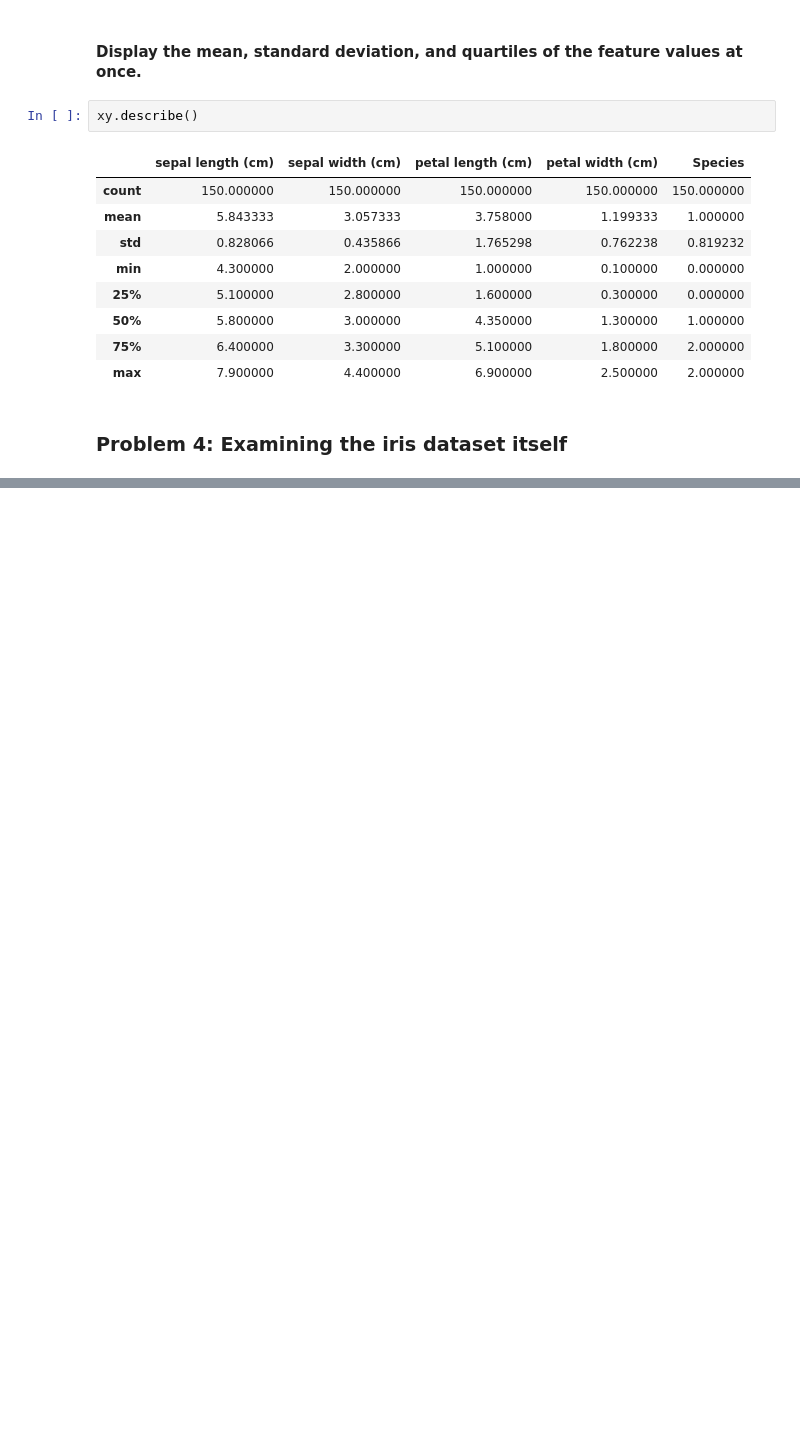
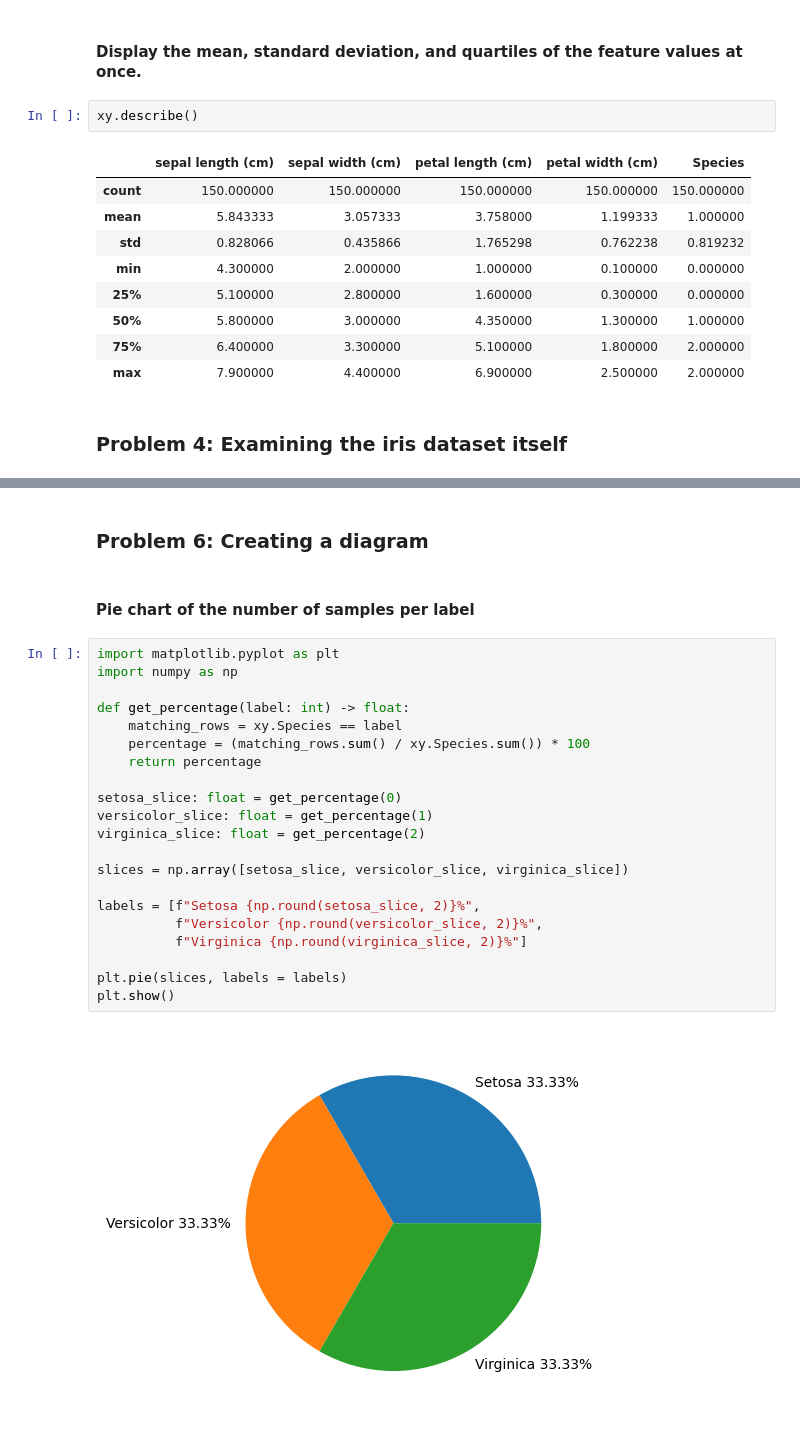
Before and after one commit to David-Jr/divic-ml-course-assignments, a Jupyter notebook: iris-data-analysis/iris-data-analysis.ipynb, the cells around one changed output, grey strips where cells are left out. Cells and saved outputs as stored; diff of their text form; blank space fills up the shorter version.

```diff
--- a/iris-data-analysis/iris-data-analysis.ipynb
+++ b/iris-data-analysis/iris-data-analysis.ipynb
@@ -113,0 +211,27 @@ SOURCE: FISHER, R. A. (1936). THE USE OF MULTIPLE MEASUREMENTS IN TAXONOMIC PROB
+# %% [markdown]
+### Problem 6: Creating a diagram
+# %% [markdown]
+####  Pie chart of the number of samples per label
+# %%
+import matplotlib.pyplot as plt
+import numpy as np
+
+def get_percentage(label: int) -> float:
+    matching_rows = xy.Species == label
+    percentage = (matching_rows.sum() / xy.Species.sum()) * 100
+    return percentage
+
+setosa_slice: float = get_percentage(0)
+versicolor_slice: float = get_percentage(1)
+virginica_slice: float = get_percentage(2)
+
+slices = np.array([setosa_slice, versicolor_slice, virginica_slice])
+
+labels = [f"Setosa {np.round(setosa_slice, 2)}%",
+          f"Versicolor {np.round(versicolor_slice, 2)}%",
+          f"Virginica {np.round(virginica_slice, 2)}%"]
+
+plt.pie(slices, labels = labels)
+plt.show()
+# %% [output]
+[figure, added]
```
Also changed, not shown: parts of 29 cells of this notebook.
